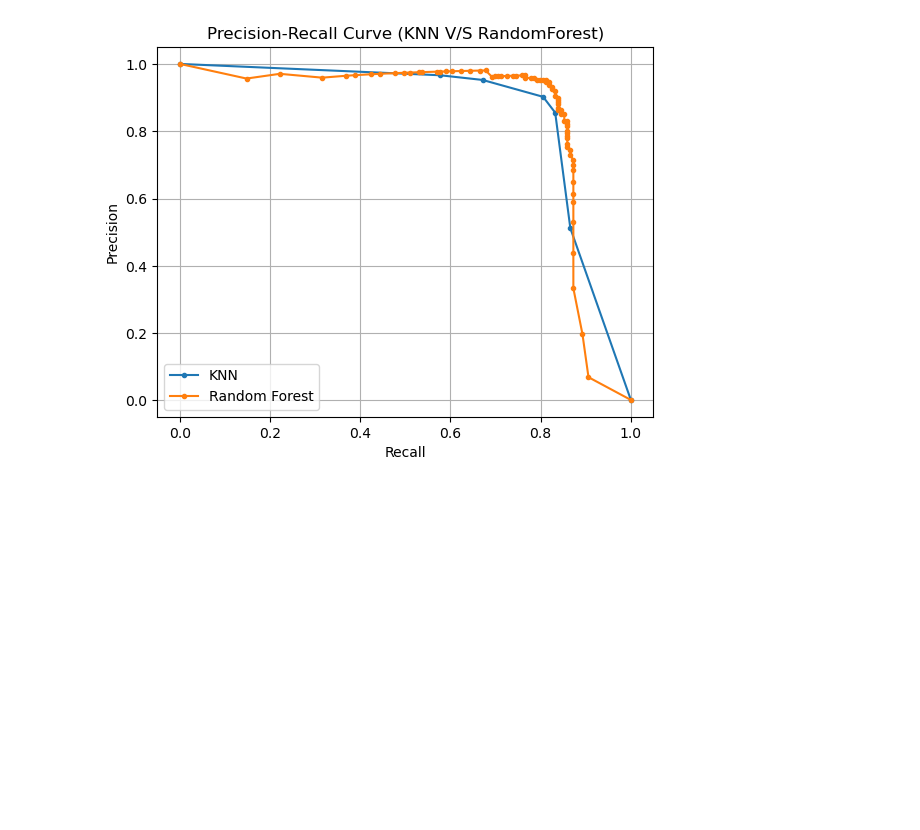
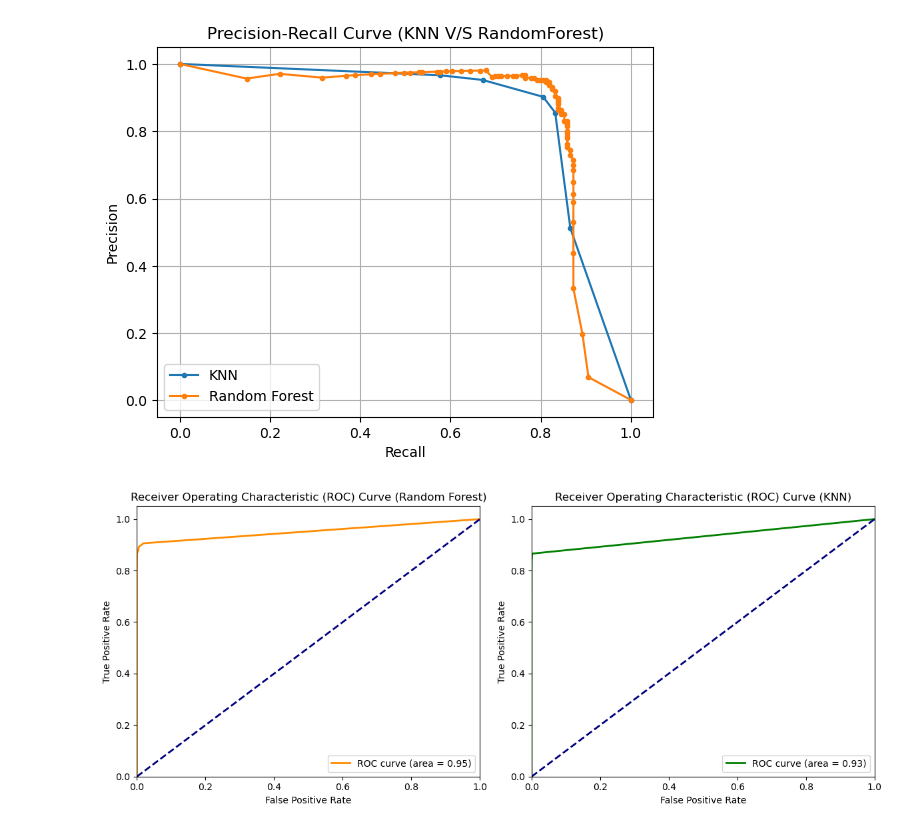
Before and after one commit to AnkitDogra-07/Research-CSE-V, a Jupyter notebook: Work/Notebooks for Data Cleaning/knn-classification.ipynb, the cells around one changed output. Cells and saved outputs as stored; diff of their text form; code cells hidden in the pictures; blank space fills up the shorter version.

```diff
--- a/Work/Notebooks for Data Cleaning/knn-classification.ipynb
+++ b/Work/Notebooks for Data Cleaning/knn-classification.ipynb
@@ -126,3 +111,6 @@ X_test_selected_knn = X_test[top_k_features]
+# %%
+top_k_features = ['V14', 'V2', 'V12', 'V16', 'V3', 'V13', 'V4', 'V5', 'V6', 'V7']
+X_test_selected_knn = X_test[top_k_features]
 # %%
 X_train_selected_knn = X_train[top_k_features]
 knn_classifier.fit(X_train_selected_knn, y_train)
@@ -285,3 +260,41 @@ plt.legend()
 plt.show()
 # %% [output]
 [figure]
+# %%
+from sklearn.metrics import roc_curve, auc
+
+# Calculate ROC curve and AUC for Random Forest
+fpr_rf, tpr_rf, _ = roc_curve(y_test, y_scores_rf)
+roc_auc_rf = auc(fpr_rf, tpr_rf)
+
+# Calculate ROC curve and AUC for KNN
+fpr_knn, tpr_knn, _ = roc_curve(y_test, y_scores_knn)
+roc_auc_knn = auc(fpr_knn, tpr_knn)
+
+# Create a subplot with 1 row and 2 columns
+fig, axes = plt.subplots(1, 2, figsize=(12, 5))
+
+# Plot the ROC curve for Random Forest on the first subplot
+axes[0].plot(fpr_rf, tpr_rf, color='darkorange', lw=2, label='ROC curve (area = %0.2f)' % roc_auc_rf)
+axes[0].plot([0, 1], [0, 1], color='navy', lw=2, linestyle='--')
+axes[0].set_xlim([0.0, 1.0])
+axes[0].set_ylim([0.0, 1.05])
+axes[0].set_xlabel('False Positive Rate')
+axes[0].set_ylabel('True Positive Rate')
+axes[0].set_title('Receiver Operating Characteristic (ROC) Curve (Random Forest)')
+axes[0].legend(loc='lower right')
+
+# Plot the ROC curve for KNN on the second subplot
+axes[1].plot(fpr_knn, tpr_knn, color='green', lw=2, label='ROC curve (area = %0.2f)' % roc_auc_knn)
+axes[1].plot([0, 1], [0, 1], color='navy', lw=2, linestyle='--')
+axes[1].set_xlim([0.0, 1.0])
+axes[1].set_ylim([0.0, 1.05])
+axes[1].set_xlabel('False Positive Rate')
+axes[1].set_ylabel('True Positive Rate')
+axes[1].set_title('Receiver Operating Characteristic (ROC) Curve (KNN)')
+axes[1].legend(loc='lower right')
+
+plt.tight_layout()
+plt.show()
+# %% [output]
+[figure, added]
```
Also changed, not shown: parts of 5 cells of this notebook, 1 other file.
